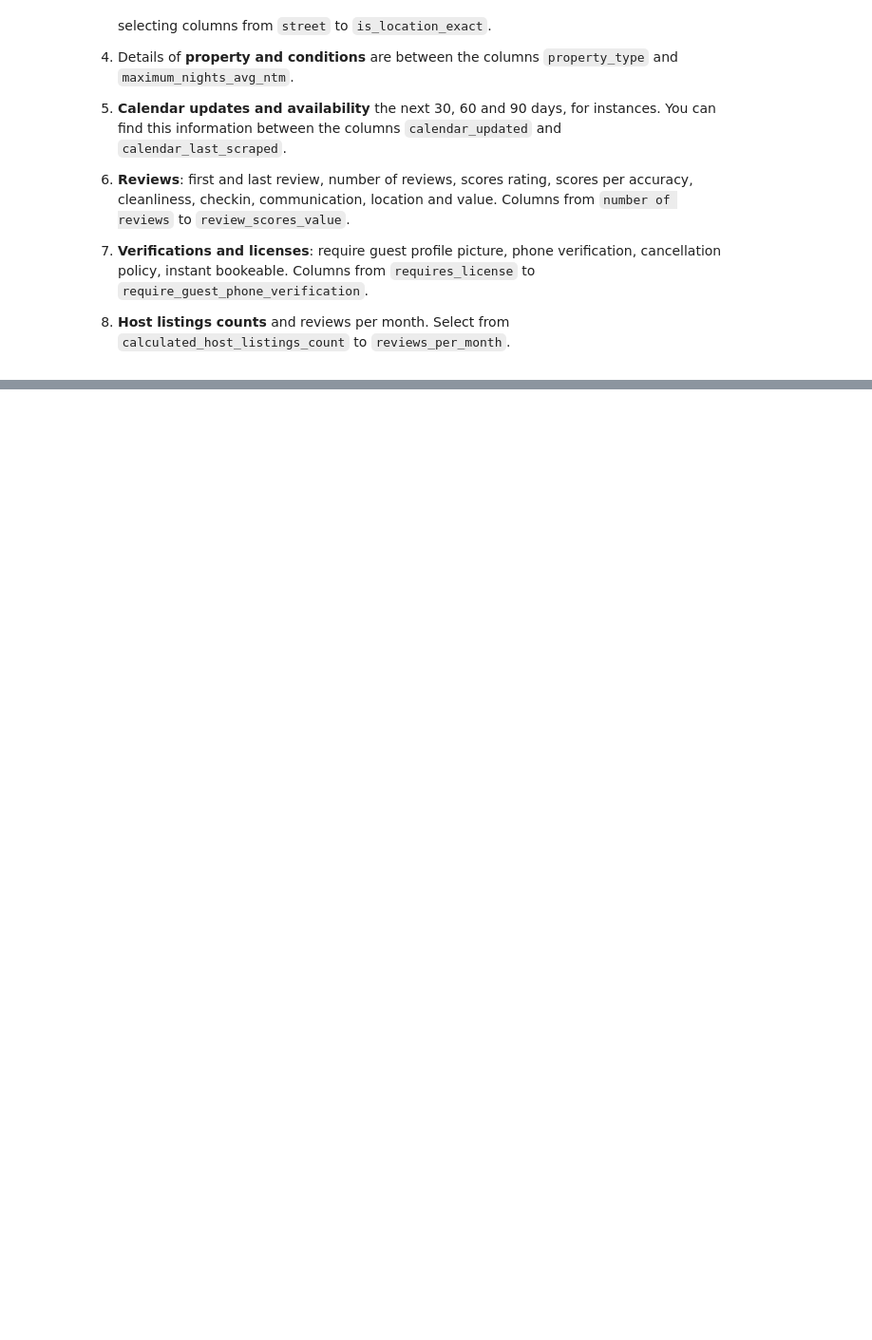
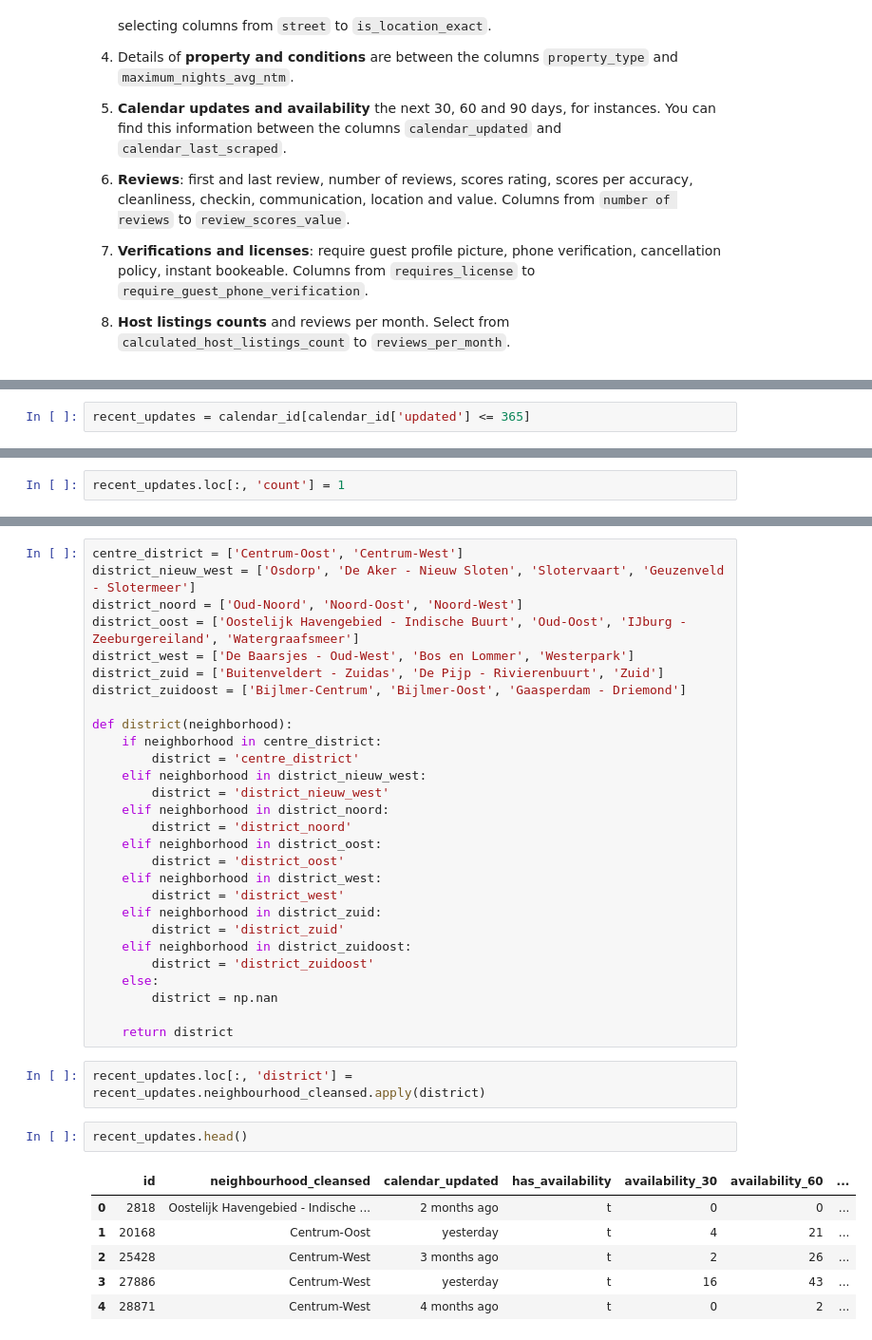
Before and after one commit to Daesparz/airbnb_amsterdam, a Jupyter notebook: Data_analysis/analysis_calendars_time_series.ipynb, the cells around one changed output, grey strips where cells are left out. Shown: that part at 95% size. Drawn from its saved outputs; the diff is of its cells as text; blank space fills up the shorter version.

```diff
--- a/Data_analysis/analysis_calendars_time_series.ipynb
+++ b/Data_analysis/analysis_calendars_time_series.ipynb
@@ -156,0 +288,2 @@ A brief inspection of columns enable us to split them according to the following
+# %%
+recent_updates = calendar_id[calendar_id['updated'] <= 365]
@@ -156,0 +292,2 @@ A brief inspection of columns enable us to split them according to the following
+# %%
+recent_updates.loc[:, 'count'] = 1
@@ -156,0 +305,39 @@ A brief inspection of columns enable us to split them according to the following
+# %%
+centre_district = ['Centrum-Oost', 'Centrum-West']
+district_nieuw_west = ['Osdorp', 'De Aker - Nieuw Sloten', 'Slotervaart', 'Geuzenveld - Slotermeer']
+district_noord = ['Oud-Noord', 'Noord-Oost', 'Noord-West']
+district_oost = ['Oostelijk Havengebied - Indische Buurt', 'Oud-Oost', 'IJburg - Zeeburgereiland', 'Watergraafsmeer']
+district_west = ['De Baarsjes - Oud-West', 'Bos en Lommer', 'Westerpark']
+district_zuid = ['Buitenveldert - Zuidas', 'De Pijp - Rivierenbuurt', 'Zuid']
+district_zuidoost = ['Bijlmer-Centrum', 'Bijlmer-Oost', 'Gaasperdam - Driemond']
+
+def district(neighborhood):
+    if neighborhood in centre_district:
+        district = 'centre_district'
+    elif neighborhood in district_nieuw_west:
+        district = 'district_nieuw_west'
+    elif neighborhood in district_noord:
+        district = 'district_noord'
+    elif neighborhood in district_oost:
+        district = 'district_oost'
+    elif neighborhood in district_west:
+        district = 'district_west'
+    elif neighborhood in district_zuid:
+        district = 'district_zuid'
+    elif neighborhood in district_zuidoost:
+        district = 'district_zuidoost'
+    else:
+        district = np.nan
+
+    return district
+# %%
+recent_updates.loc[:, 'district'] = recent_updates.neighbourhood_cleansed.apply(district)
+# %%
+recent_updates.head()
+# %% [output]
+|  | id | neighbourhood_cleansed | calendar_updated | has_availability | availability_30 | availability_60 | ... |
+| 0 | 2818 | Oostelijk Havengebied - Indische ... | 2 months ago | t | 0 | 0 | ... |
+| 1 | 20168 | Centrum-Oost | yesterday | t | 4 | 21 | ... |
+| 2 | 25428 | Centrum-West | 3 months ago | t | 2 | 26 | ... |
+| 3 | 27886 | Centrum-West | yesterday | t | 16 | 43 | ... |
+| 4 | 28871 | Centrum-West | 4 months ago | t | 0 | 2 | ... |
```
Also changed, not shown: parts of 34 cells of this notebook, 2 other files.
